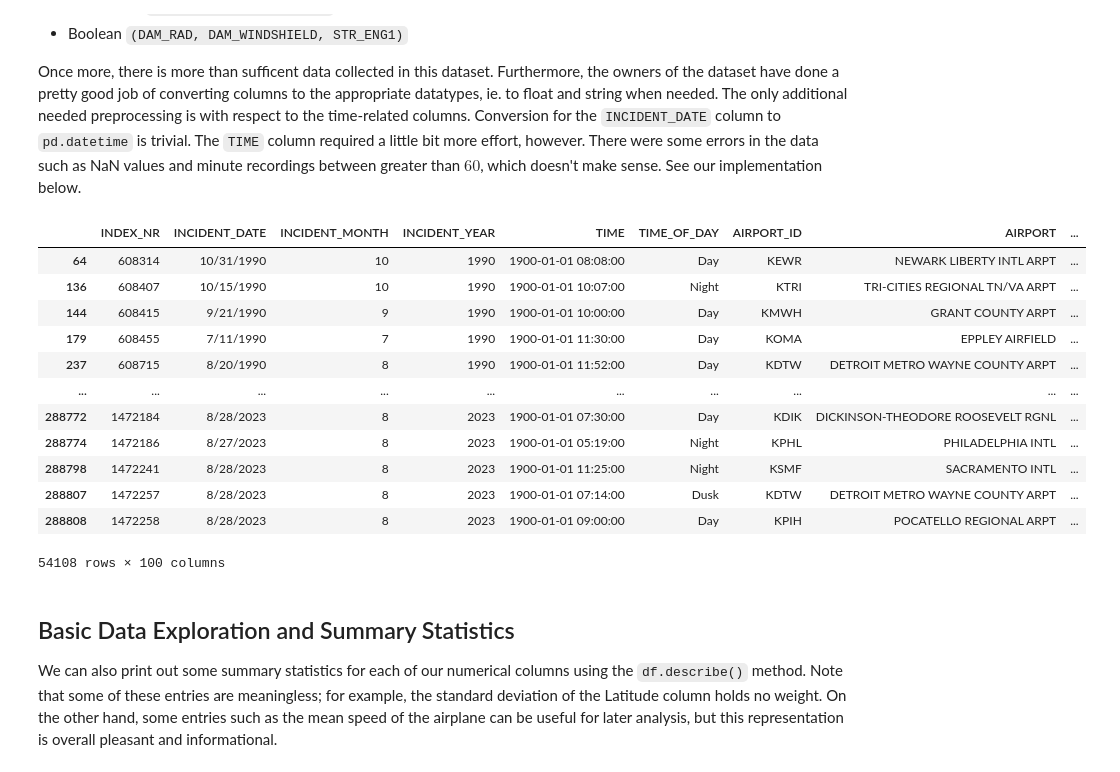
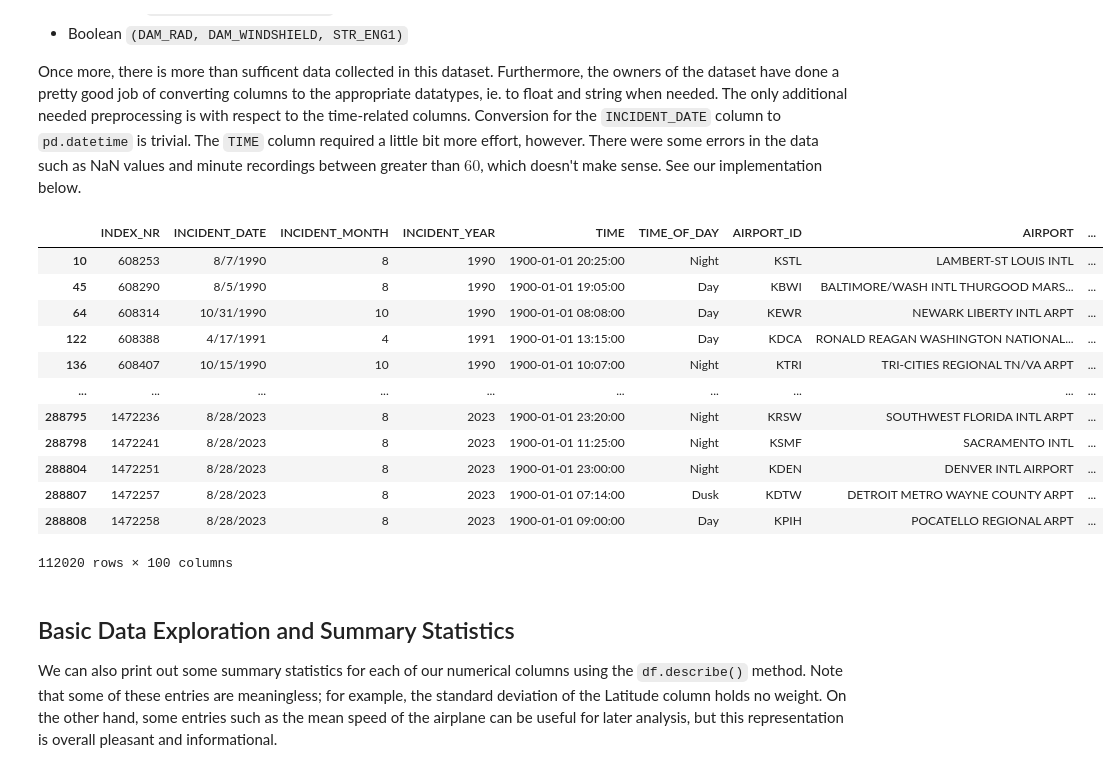
Before and after one commit to thejameszhang/cmsc320-project, a Jupyter notebook: eda.ipynb, the cells around one changed output. Drawn from its saved outputs; the diff is of its cells as text; code cells hidden in the pictures.

```diff
--- a/eda.ipynb
+++ b/eda.ipynb
@@ -66,37 +66,37 @@ Once more, there is more than sufficent data collected in this dataset. Furtherm
 # %%
 def time_helper(x):
     # If nan, then just return nan.
     if isinstance(x, float):
         return np.NaN
     # We want at least hour and minute precision.
     elements = str(x).split(':')
     if len(elements) < 2:
         return np.NaN
     # Ensure validity of hours and minutes before returning.
     h, m = int(elements[0]), int(elements[1])
-    return x if h in range(0, 13) and m in range(0, 61) else np.NaN
+    return x if h in range(0, 25) and m in range(0, 61) else np.NaN
 
 df["TIME"] = df["TIME"].apply(time_helper)
 df = df.dropna(subset=["TIME"])
 df["TIME"] = pd.to_datetime(df["TIME"], format="%H:%M", errors="coerce")
 df = df.dropna(subset=["TIME"])
 
 #preview
 df
 # %% [output]
 |  | INDEX_NR | INCIDENT_DATE | INCIDENT_MONTH | INCIDENT_YEAR | TIME | TIME_OF_DAY | AIRPORT_ID | AIRPORT | ... |
+| 10 | 608253 | 8/7/1990 | 8 | 1990 | 1900-01-01 20:25:00 | Night | KSTL | LAMBERT-ST LOUIS INTL | ... |
+| 45 | 608290 | 8/5/1990 | 8 | 1990 | 1900-01-01 19:05:00 | Day | KBWI | BALTIMORE/WASH INTL THURGOOD MARS... | ... |
 | 64 | 608314 | 10/31/1990 | 10 | 1990 | 1900-01-01 08:08:00 | Day | KEWR | NEWARK LIBERTY INTL ARPT | ... |
+| 122 | 608388 | 4/17/1991 | 4 | 1991 | 1900-01-01 13:15:00 | Day | KDCA | RONALD REAGAN WASHINGTON NATIONAL... | ... |
 | 136 | 608407 | 10/15/1990 | 10 | 1990 | 1900-01-01 10:07:00 | Night | KTRI | TRI-CITIES REGIONAL TN/VA ARPT | ... |
-| 144 | 608415 | 9/21/1990 | 9 | 1990 | 1900-01-01 10:00:00 | Day | KMWH | GRANT COUNTY ARPT | ... |
-| 179 | 608455 | 7/11/1990 | 7 | 1990 | 1900-01-01 11:30:00 | Day | KOMA | EPPLEY AIRFIELD | ... |
-| 237 | 608715 | 8/20/1990 | 8 | 1990 | 1900-01-01 11:52:00 | Day | KDTW | DETROIT METRO WAYNE COUNTY ARPT | ... |
 | ... | ... | ... | ... | ... | ... | ... | ... | ... | ... |
-| 288772 | 1472184 | 8/28/2023 | 8 | 2023 | 1900-01-01 07:30:00 | Day | KDIK | DICKINSON-THEODORE ROOSEVELT RGNL | ... |
-| 288774 | 1472186 | 8/27/2023 | 8 | 2023 | 1900-01-01 05:19:00 | Night | KPHL | PHILADELPHIA INTL | ... |
+| 288795 | 1472236 | 8/28/2023 | 8 | 2023 | 1900-01-01 23:20:00 | Night | KRSW | SOUTHWEST FLORIDA INTL ARPT | ... |
 | 288798 | 1472241 | 8/28/2023 | 8 | 2023 | 1900-01-01 11:25:00 | Night | KSMF | SACRAMENTO INTL | ... |
+| 288804 | 1472251 | 8/28/2023 | 8 | 2023 | 1900-01-01 23:00:00 | Night | KDEN | DENVER INTL AIRPORT | ... |
 | 288807 | 1472257 | 8/28/2023 | 8 | 2023 | 1900-01-01 07:14:00 | Dusk | KDTW | DETROIT METRO WAYNE COUNTY ARPT | ... |
 | 288808 | 1472258 | 8/28/2023 | 8 | 2023 | 1900-01-01 09:00:00 | Day | KPIH | POCATELLO REGIONAL ARPT | ... |
-54108 rows × 100 columns
+112020 rows × 100 columns
 # %% [markdown]
 ## Basic Data Exploration and Summary Statistics
 
```
Also changed, not shown: parts of 8 cells of this notebook.
